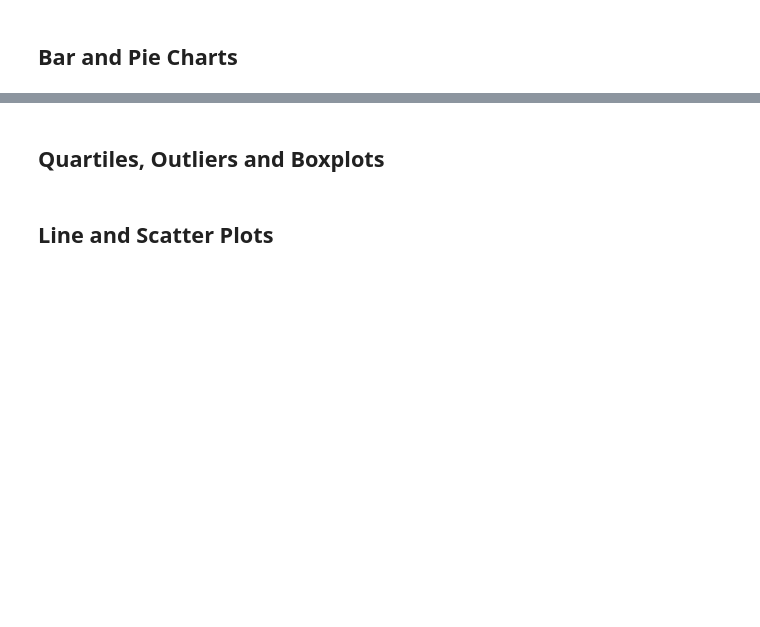
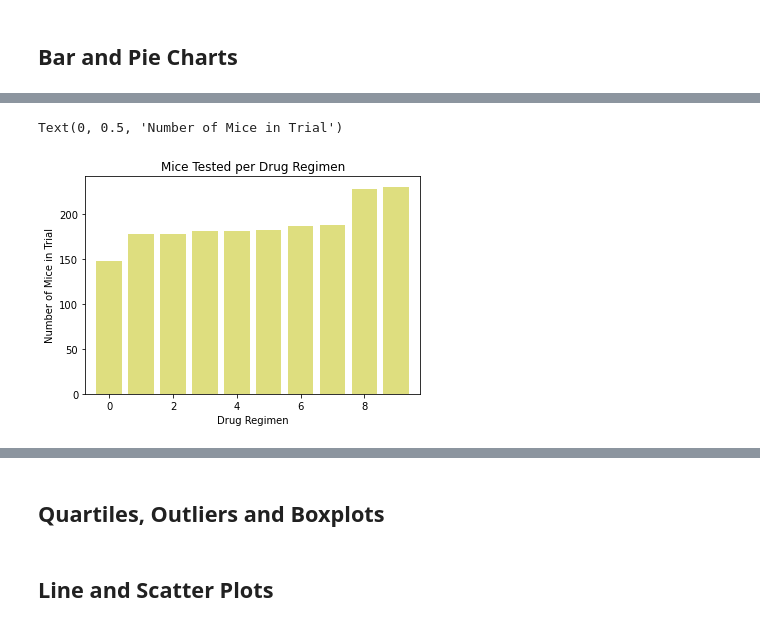
Before and after one commit to kjallen24/PowerofPlots, a Jupyter notebook: Pymaceuticals/pymaceuticals_analysis.ipynb, the cells around one changed output, grey strips where cells are left out. Saved outputs shown, nothing was run; the diff lists cells and outputs as text; code cells hidden in the pictures; blank space fills up the shorter version.

```diff
--- a/Pymaceuticals/pymaceuticals_analysis.ipynb
+++ b/Pymaceuticals/pymaceuticals_analysis.ipynb
@@ -223 +238,15 @@ summary_sngl
+# %%
+# Generate a bar plot showing the total number of unique mice tested on each drug regimen using pandas.
+mice = [148, 178, 178, 181, 181, 182, 186, 188, 228, 230]
+x_axis = np.arange(len(mice))
+plt.bar(x_axis, mice, color='y', alpha=0.5, align="center")
+tick_locations = [value for value in x_axis]
+#plt.xticks(tick_locations, ["Capomulin", "Ramicane", "Ketapril", "Naftisol", "Zoniferol", "Stelasyn", "Placebo", "Infubinol", "Ceftamin", "Propriva "])
+plt.xlim(-0.75, len(x_axis)-0.25)
+plt.title("Mice Tested per Drug Regimen")
+plt.xlabel("Drug Regimen")
+plt.ylabel("Number of Mice in Trial")
+# %% [output]
+Text(0, 0.5, 'Number of Mice in Trial')
+[figure, added]
 # %%
```
Also changed, not shown: parts of 3 cells of this notebook.
